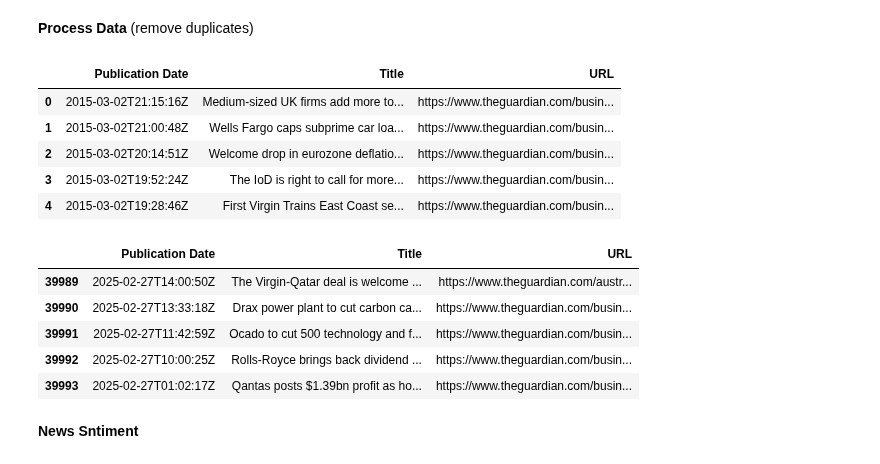
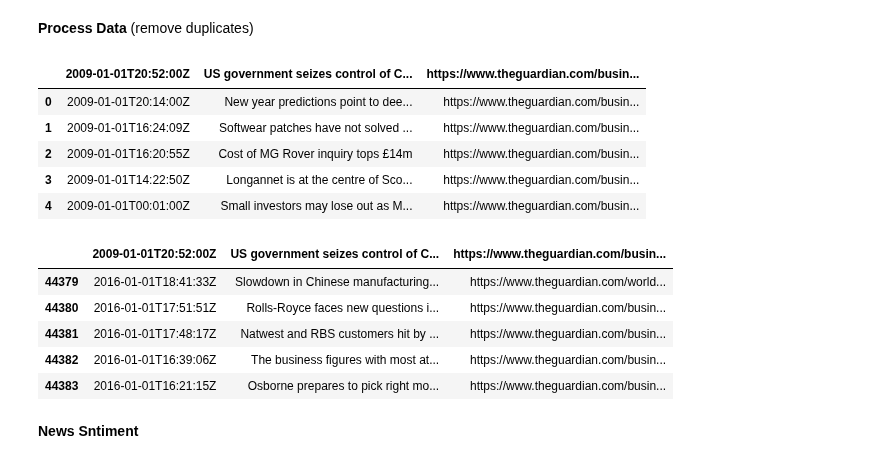
Before and after one commit to MRR20/major_project, a Jupyter notebook: news_data.ipynb, the cells around one changed output. Drawn from its saved outputs; the diff is of its cells as text; code cells hidden in the pictures.

Commit message:
New news data

```diff
--- a/news_data.ipynb
+++ b/news_data.ipynb
@@ -86,16 +86,16 @@ news.to_csv("news_data.csv", mode="a", header=False, index=True)
 # %%
 import pandas as pd
 
 # remove duplicates from the data
-news_df = pd.read_csv("news_data.csv")
+news_df = pd.read_csv("new_news_data.csv")
 
 news_df.drop_duplicates(inplace=True)
 news_df.head()
 # %% [output]
-|  | Publication Date | Title | URL |
-| 0 | 2015-03-02T21:15:16Z | Medium-sized UK firms add more to... | https://www.theguardian.com/busin... |
-| 1 | 2015-03-02T21:00:48Z | Wells Fargo caps subprime car loa... | https://www.theguardian.com/busin... |
-| 2 | 2015-03-02T20:14:51Z | Welcome drop in eurozone deflatio... | https://www.theguardian.com/busin... |
-| 3 | 2015-03-02T19:52:24Z | The IoD is right to call for more... | https://www.theguardian.com/busin... |
-| 4 | 2015-03-02T19:28:46Z | First Virgin Trains East Coast se... | https://www.theguardian.com/busin... |
+|  | 2009-01-01T20:52:00Z | US government seizes control of C... | https://www.theguardian.com/busin... |
+| 0 | 2009-01-01T20:14:00Z | New year predictions point to dee... | https://www.theguardian.com/busin... |
+| 1 | 2009-01-01T16:24:09Z | Softwear patches have not solved ... | https://www.theguardian.com/busin... |
+| 2 | 2009-01-01T16:20:55Z | Cost of MG Rover inquiry tops £14m | https://www.theguardian.com/busin... |
+| 3 | 2009-01-01T14:22:50Z | Longannet is at the centre of Sco... | https://www.theguardian.com/busin... |
+| 4 | 2009-01-01T00:01:00Z | Small investors may lose out as M... | https://www.theguardian.com/busin... |
 # %%
@@ -103,12 +103,12 @@ news_df.to_csv("news_data.csv", mode="w", header=False, index=True)
 # %%
 news_df.tail()
 # %% [output]
-|  | Publication Date | Title | URL |
-| 39989 | 2025-02-27T14:00:50Z | The Virgin-Qatar deal is welcome ... | https://www.theguardian.com/austr... |
-| 39990 | 2025-02-27T13:33:18Z | Drax power plant to cut carbon ca... | https://www.theguardian.com/busin... |
-| 39991 | 2025-02-27T11:42:59Z | Ocado to cut 500 technology and f... | https://www.theguardian.com/busin... |
-| 39992 | 2025-02-27T10:00:25Z | Rolls-Royce brings back dividend ... | https://www.theguardian.com/busin... |
-| 39993 | 2025-02-27T01:02:17Z | Qantas posts $1.39bn profit as ho... | https://www.theguardian.com/busin... |
+|  | 2009-01-01T20:52:00Z | US government seizes control of C... | https://www.theguardian.com/busin... |
+| 44379 | 2016-01-01T18:41:33Z | Slowdown in Chinese manufacturing... | https://www.theguardian.com/world... |
+| 44380 | 2016-01-01T17:51:51Z | Rolls-Royce faces new questions i... | https://www.theguardian.com/busin... |
+| 44381 | 2016-01-01T17:48:17Z | Natwest and RBS customers hit by ... | https://www.theguardian.com/busin... |
+| 44382 | 2016-01-01T16:39:06Z | The business figures with most at... | https://www.theguardian.com/busin... |
+| 44383 | 2016-01-01T16:21:15Z | Osborne prepares to pick right mo... | https://www.theguardian.com/busin... |
 # %% [markdown]
 **News Sntiment**
 # %%
```
Also changed, not shown: parts of 1 cell of this notebook, 5 other files.
